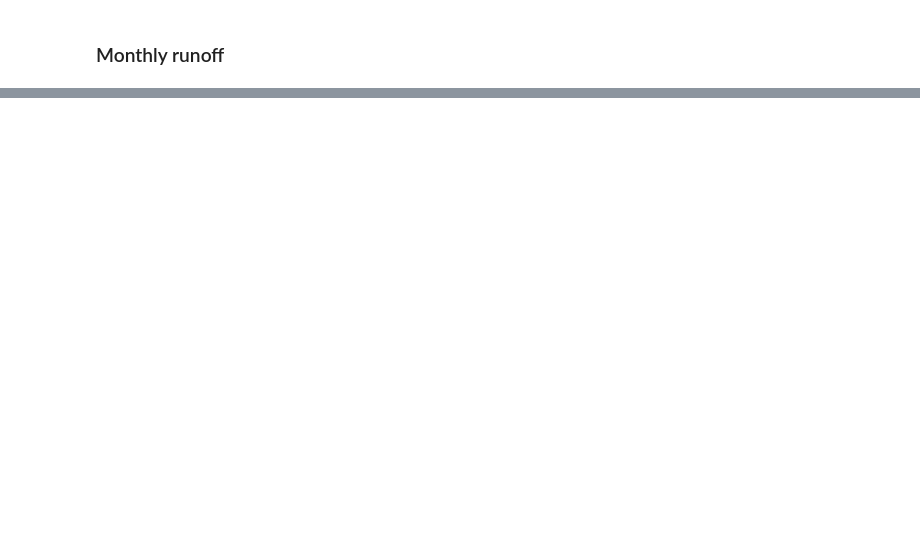
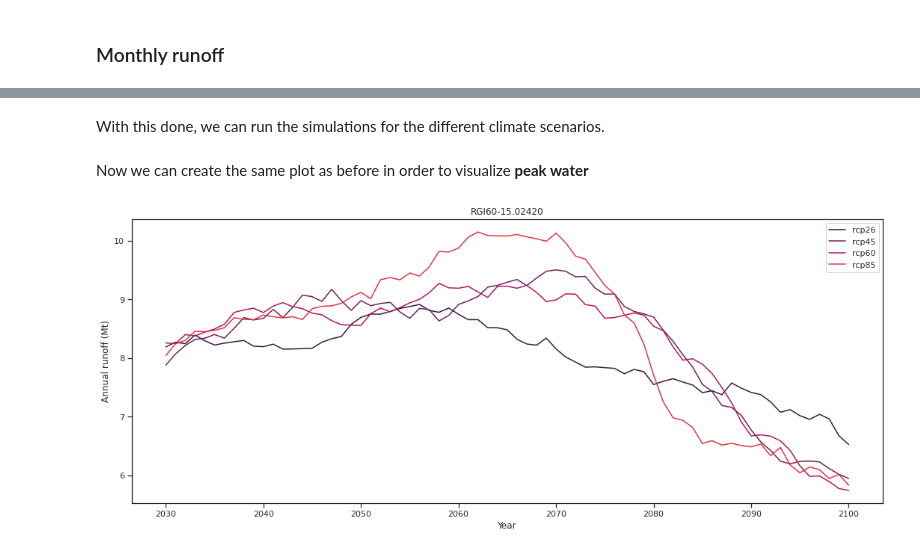
Before and after one commit to OGGM/tutorials, a Jupyter notebook: notebooks/hydrological_output.ipynb, the cells around one changed output, grey strips where cells are left out. Drawn from its saved outputs; the diff is of its cells as text; code cells hidden in the pictures; blank space fills up the shorter version.

```diff
--- a/notebooks/hydrological_output.ipynb
+++ b/notebooks/hydrological_output.ipynb
@@ -320,0 +430,5 @@ ax1.set_ylabel('Monthly runoff (Mt)'); ax1.set_xlabel('Month'); ax2.set_xlabel('
+# %%
+# Unnamed glacier
+rgi_id = 'RGI60-15.02420'
+# %%
+gdir = workflow.init_glacier_directories([rgi_id], from_prepro_level=5, prepro_border=80, prepro_base_url=base_url)[0]
@@ -320,0 +462,52 @@ ax1.set_ylabel('Monthly runoff (Mt)'); ax1.set_xlabel('Month'); ax2.set_xlabel('
+# %% [markdown]
+With this done, we can run the simulations for the different climate scenarios.
+# %%
+for rcp in ['rcp26', 'rcp45', 'rcp60', 'rcp85']:
+    rid = '_CCSM4_{}'.format(rcp)
+    tasks.run_with_hydro(gdir, run_task=tasks.run_from_climate_data, ys=2020,
+                         # use gcm_data, not climate_historical
+                         climate_filename='gcm_data',
+                         # use the chosen scenario
+                         climate_input_filesuffix=rid,
+                         # this is important! Start from 2020 glacier
+                         init_model_filesuffix='_historical',
+                         # recognize the run for later
+                         output_filesuffix=rid,
+                         # add monthly diagnostics
+                         store_monthly_hydro=True,
+                        );
+# %% [markdown]
+Now we can create the same plot as before in order to visualize **peak water**
+# %%
+# Create the figure
+f, ax = plt.subplots(figsize=(18, 7))
+# Loop all scenarios
+for i, rcp in enumerate(['rcp26', 'rcp45', 'rcp60', 'rcp85']):
+    file_id = f'_CCSM4_{rcp}'
+    # Open the corresponding data in a context manager.
+    with xr.open_dataset(gdir.get_filepath('model_diagnostics',
+                                           filesuffix=file_id)) as ds:
+        # Load the data into a dataframe
+        ds = ds.isel(time=slice(0, -1)).load()
+
+    # Select annual variables
+    sel_vars = [v for v in ds.variables if 'month_2d' not in ds[v].dims]
+    # And create a dataframe
+    df_annual = ds[sel_vars].to_dataframe()
+
+    # Select the variables relevant for runoff.
+    runoff_vars = ['melt_off_glacier', 'melt_on_glacier',
+                   'liq_prcp_off_glacier', 'liq_prcp_on_glacier']
+    # Convert to mega tonnes instead of kg.
+    df_runoff = df_annual[runoff_vars].clip(0) * 1e-9
+    # Sum the variables each year "axis=1", take the 11 year rolling mean
+    # and plot it.
+    df_runoff.sum(axis=1).rolling(window=11).mean().plot(ax=ax, label=rcp,
+                               color=sns.color_palette("rocket")[i]
+                              )
+ax.set_ylabel('Annual runoff (Mt)')
+ax.set_xlabel('Year')
+plt.title(rgi_id)
+plt.legend();
+# %% [output]
+[figure, added]
```
Also changed, not shown: parts of 29 cells of this notebook.
